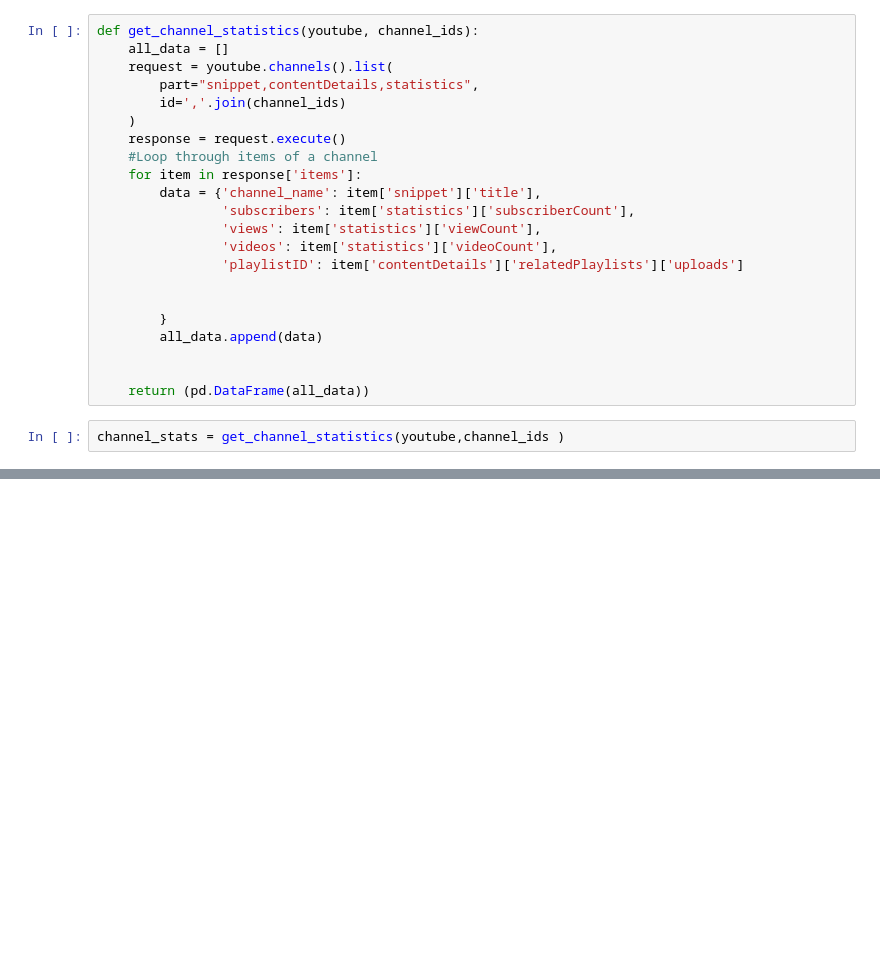
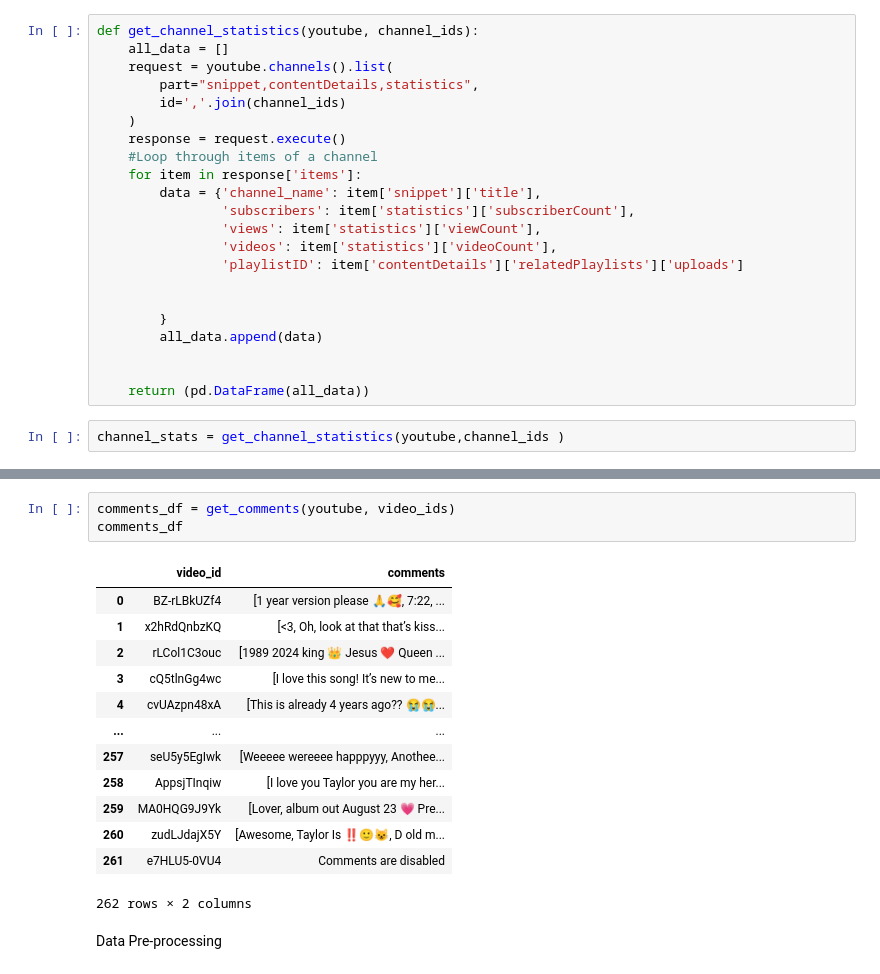
Before and after one commit to Keerthana-Allam/YouTube-API-Project, a Jupyter notebook: main.ipynb, the cells around one changed output, grey strips where cells are left out. Cells and saved outputs as stored; diff of their text form; blank space fills up the shorter version.

```diff
--- a/main.ipynb
+++ b/main.ipynb
@@ -46,0 +153,19 @@ channel_stats
+# %%
+comments_df = get_comments(youtube, video_ids)
+comments_df
+# %% [output]
+|  | video_id | comments |
+| 0 | BZ-rLBkUZf4 | [1 year version please 🙏🥰, 7:22, ... |
+| 1 | x2hRdQnbzKQ | [<3, Oh, look at that that’s kiss... |
+| 2 | rLCol1C3ouc | [1989 2024 king 👑 Jesus ❤️ Queen ... |
+| 3 | cQ5tlnGg4wc | [I love this song! It’s new to me... |
+| 4 | cvUAzpn48xA | [This is already 4 years ago?? 😭😭... |
+| ... | ... | ... |
+| 257 | seU5y5EgIwk | [Weeeee wereeee happpyyy, Anothee... |
+| 258 | AppsjTInqiw | [I love you Taylor you are my her... |
+| 259 | MA0HQG9J9Yk | [Lover, album out August 23 💗 Pre... |
+| 260 | zudLJdajX5Y | [Awesome, Taylor Is ‼️🙂😺, D old m... |
+| 261 | e7HLU5-0VU4 | Comments are disabled |
+262 rows × 2 columns
+# %% [markdown]
+Data Pre-processing
```
Also changed, not shown: parts of 11 cells of this notebook.
